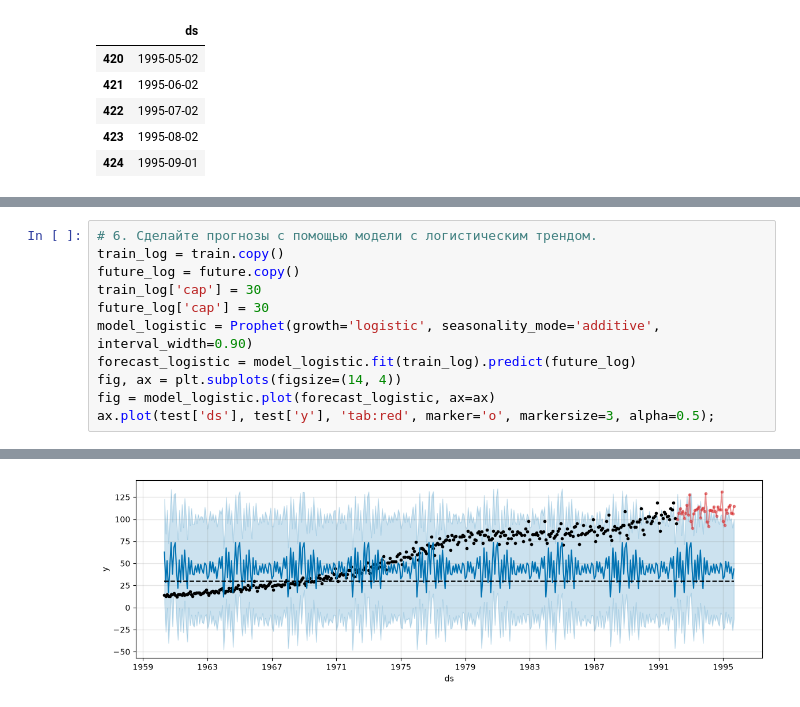
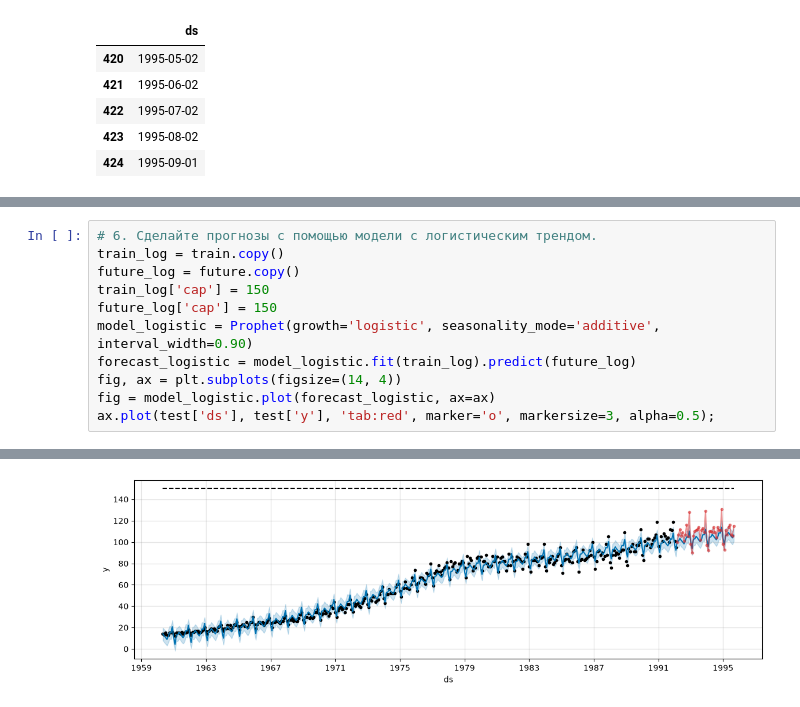
Before and after one commit to Dream-Prodigy/My-project, a Jupyter notebook: practice_19_20/prophet.ipynb, the cells around one changed output, grey strips where cells are left out. Cells and saved outputs as stored; diff of their text form.

```diff
--- a/practice_19_20/prophet.ipynb
+++ b/practice_19_20/prophet.ipynb
@@ -860,8 +860,8 @@ a = add_changepoints_to_plot(fig.gca(), model_cps2, forecast_cps2, threshold=0.0
 # 6. Сделайте прогнозы с помощью модели с логистическим трендом.
 train_log = train.copy()
 future_log = future.copy()
-train_log['cap'] = 30
-future_log['cap'] = 30
+train_log['cap'] = 150
+future_log['cap'] = 150
 model_logistic = Prophet(growth='logistic', seasonality_mode='additive', interval_width=0.90)
 forecast_logistic = model_logistic.fit(train_log).predict(future_log)
 fig, ax = plt.subplots(figsize=(14, 4))
@@ -873,4 +873,4 @@ ax.plot(test['ds'], test['y'], 'tab:red', marker='o', markersize=3, alpha=0.5);
-[figure, old version]
+[figure, new version]
 # %%
 # 7. Сравните производительность моделей, полученных на шагах 3-6, по показателям MSE и MAPE на тестовых данных.
 def calculate_metrics(y_true, y_pred):
```
Also changed, not shown: parts of 16 cells of this notebook.
